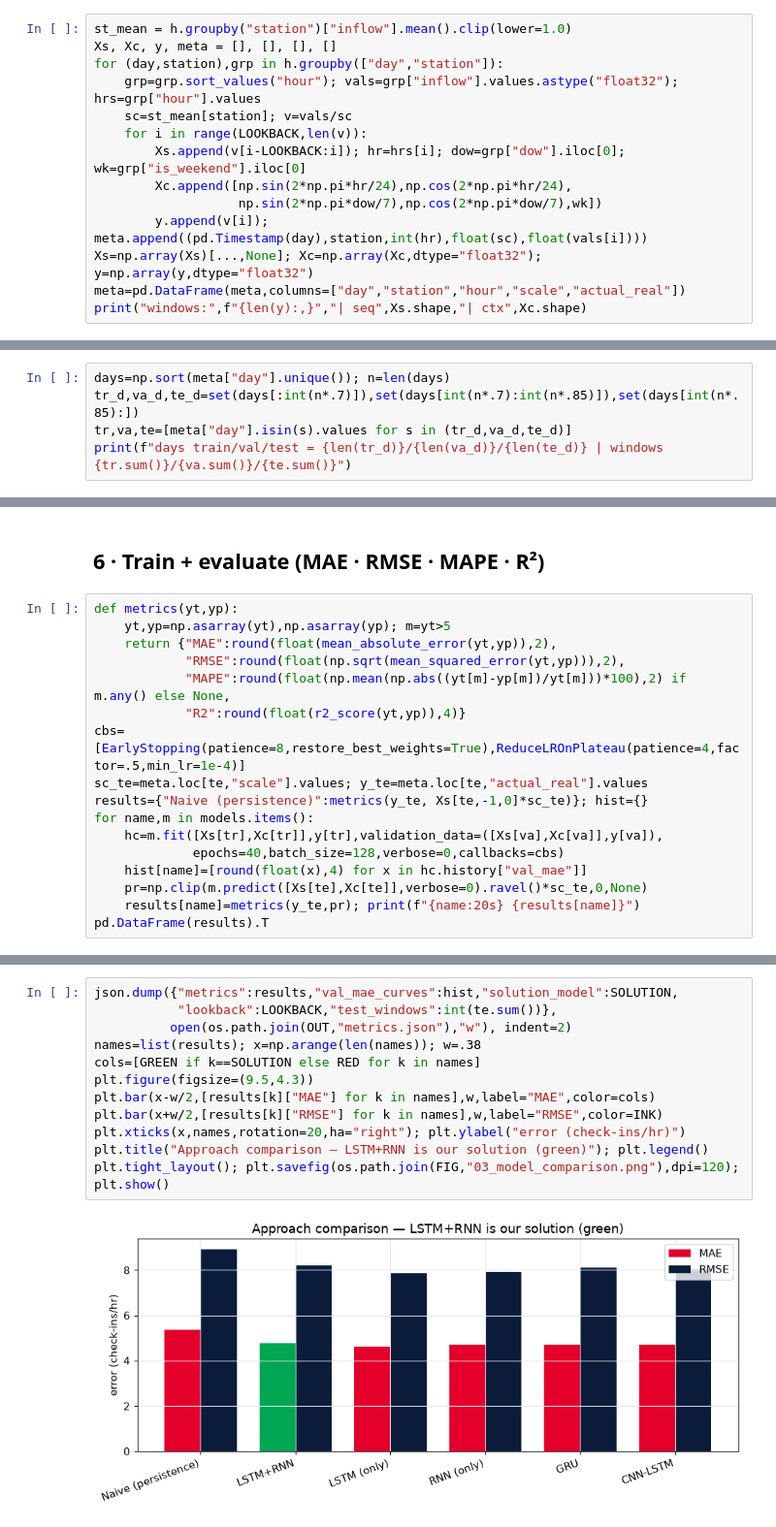
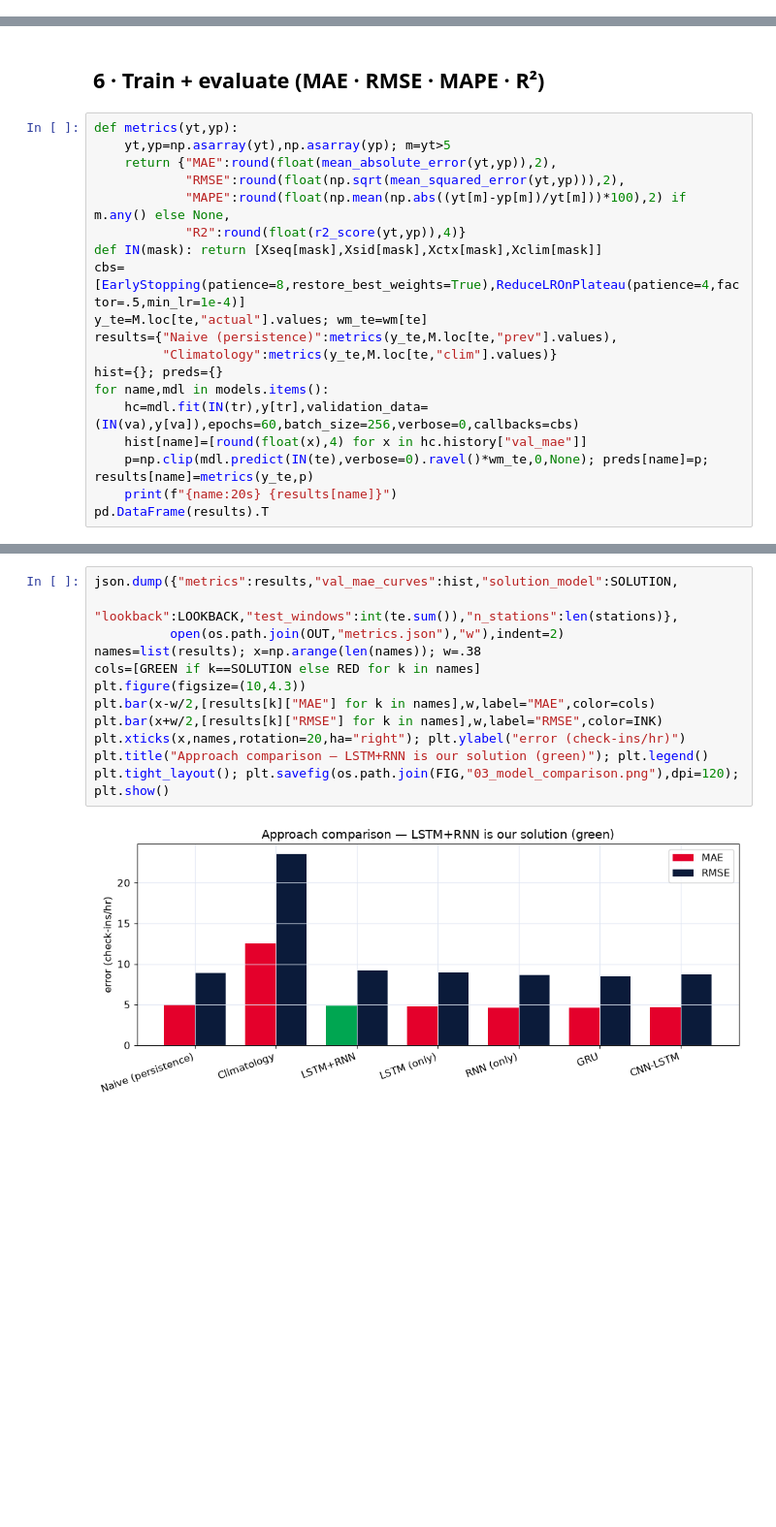
Before and after one commit to KartikJoshi23/Metro-Passenger-Forecasting, a Jupyter notebook: notebook/dubai_metro_forecasting.ipynb, the cells around one changed output, grey strips where cells are left out. Shown at 97% size. Saved outputs shown, nothing was run; the diff lists cells and outputs as text; blank space fills up the shorter version.

```diff
--- a/notebook/dubai_metro_forecasting.ipynb
+++ b/notebook/dubai_metro_forecasting.ipynb
@@ -111,14 +92,0 @@ train together; context features are cyclical hour & day-of-week + a weekend fla
-# %%
-st_mean = h.groupby("station")["inflow"].mean().clip(lower=1.0)
-Xs, Xc, y, meta = [], [], [], []
-for (day,station),grp in h.groupby(["day","station"]):
-    grp=grp.sort_values("hour"); vals=grp["inflow"].values.astype("float32"); hrs=grp["hour"].values
-    sc=st_mean[station]; v=vals/sc
-    for i in range(LOOKBACK,len(v)):
-        Xs.append(v[i-LOOKBACK:i]); hr=hrs[i]; dow=grp["dow"].iloc[0]; wk=grp["is_weekend"].iloc[0]
-        Xc.append([np.sin(2*np.pi*hr/24),np.cos(2*np.pi*hr/24),
-                   np.sin(2*np.pi*dow/7),np.cos(2*np.pi*dow/7),wk])
-        y.append(v[i]); meta.append((pd.Timestamp(day),station,int(hr),float(sc),float(vals[i])))
-Xs=np.array(Xs)[...,None]; Xc=np.array(Xc,dtype="float32"); y=np.array(y,dtype="float32")
-meta=pd.DataFrame(meta,columns=["day","station","hour","scale","actual_real"])
-print("windows:",f"{len(y):,}","| seq",Xs.shape,"| ctx",Xc.shape)
@@ -129,5 +92,0 @@ windows: 41,625 | seq (41625, 4, 1) | ctx (41625, 5)
-# %%
-days=np.sort(meta["day"].unique()); n=len(days)
-tr_d,va_d,te_d=set(days[:int(n*.7)]),set(days[int(n*.7):int(n*.85)]),set(days[int(n*.85):])
-tr,va,te=[meta["day"].isin(s).values for s in (tr_d,va_d,te_d)]
-print(f"days train/val/test = {len(tr_d)}/{len(va_d)}/{len(te_d)} | windows {tr.sum()}/{va.sum()}/{te.sum()}")
@@ -188,14 +174,16 @@ def metrics(yt,yp):
             "RMSE":round(float(np.sqrt(mean_squared_error(yt,yp))),2),
             "MAPE":round(float(np.mean(np.abs((yt[m]-yp[m])/yt[m]))*100),2) if m.any() else None,
             "R2":round(float(r2_score(yt,yp)),4)}
+def IN(mask): return [Xseq[mask],Xsid[mask],Xctx[mask],Xclim[mask]]
 cbs=[EarlyStopping(patience=8,restore_best_weights=True),ReduceLROnPlateau(patience=4,factor=.5,min_lr=1e-4)]
-sc_te=meta.loc[te,"scale"].values; y_te=meta.loc[te,"actual_real"].values
-results={"Naive (persistence)":metrics(y_te, Xs[te,-1,0]*sc_te)}; hist={}
-for name,m in models.items():
-    hc=m.fit([Xs[tr],Xc[tr]],y[tr],validation_data=([Xs[va],Xc[va]],y[va]),
-             epochs=40,batch_size=128,verbose=0,callbacks=cbs)
+y_te=M.loc[te,"actual"].values; wm_te=wm[te]
+results={"Naive (persistence)":metrics(y_te,M.loc[te,"prev"].values),
+         "Climatology":metrics(y_te,M.loc[te,"clim"].values)}
+hist={}; preds={}
+for name,mdl in models.items():
+    hc=mdl.fit(IN(tr),y[tr],validation_data=(IN(va),y[va]),epochs=60,batch_size=256,verbose=0,callbacks=cbs)
     hist[name]=[round(float(x),4) for x in hc.history["val_mae"]]
-    pr=np.clip(m.predict([Xs[te],Xc[te]],verbose=0).ravel()*sc_te,0,None)
-    results[name]=metrics(y_te,pr); print(f"{name:20s} {results[name]}")
+    p=np.clip(mdl.predict(IN(te),verbose=0).ravel()*wm_te,0,None); preds[name]=p; results[name]=metrics(y_te,p)
+    print(f"{name:20s} {results[name]}")
 pd.DataFrame(results).T
 # %% [output]
@@ -214,14 +203,14 @@ CNN-LSTM             {'MAE': 4.72, 'RMSE': 8.04, 'MAPE': 30.77, 'R2': 0.8704}
 # %%
 json.dump({"metrics":results,"val_mae_curves":hist,"solution_model":SOLUTION,
-           "lookback":LOOKBACK,"test_windows":int(te.sum())},
-          open(os.path.join(OUT,"metrics.json"),"w"), indent=2)
+           "lookback":LOOKBACK,"test_windows":int(te.sum()),"n_stations":len(stations)},
+          open(os.path.join(OUT,"metrics.json"),"w"),indent=2)
 names=list(results); x=np.arange(len(names)); w=.38
 cols=[GREEN if k==SOLUTION else RED for k in names]
-plt.figure(figsize=(9.5,4.3))
+plt.figure(figsize=(10,4.3))
 plt.bar(x-w/2,[results[k]["MAE"] for k in names],w,label="MAE",color=cols)
 plt.bar(x+w/2,[results[k]["RMSE"] for k in names],w,label="RMSE",color=INK)
 plt.xticks(x,names,rotation=20,ha="right"); plt.ylabel("error (check-ins/hr)")
 plt.title("Approach comparison — LSTM+RNN is our solution (green)"); plt.legend()
 plt.tight_layout(); plt.savefig(os.path.join(FIG,"03_model_comparison.png"),dpi=120); plt.show()
 # %% [output]
-[figure, old version]
+[figure, new version]
```
Also changed, not shown: parts of 25 cells of this notebook, 21 other files.
